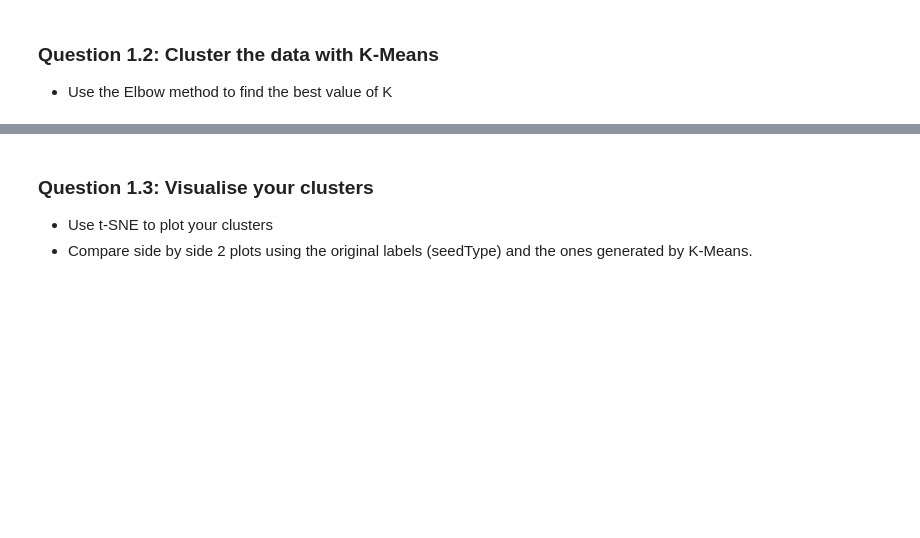
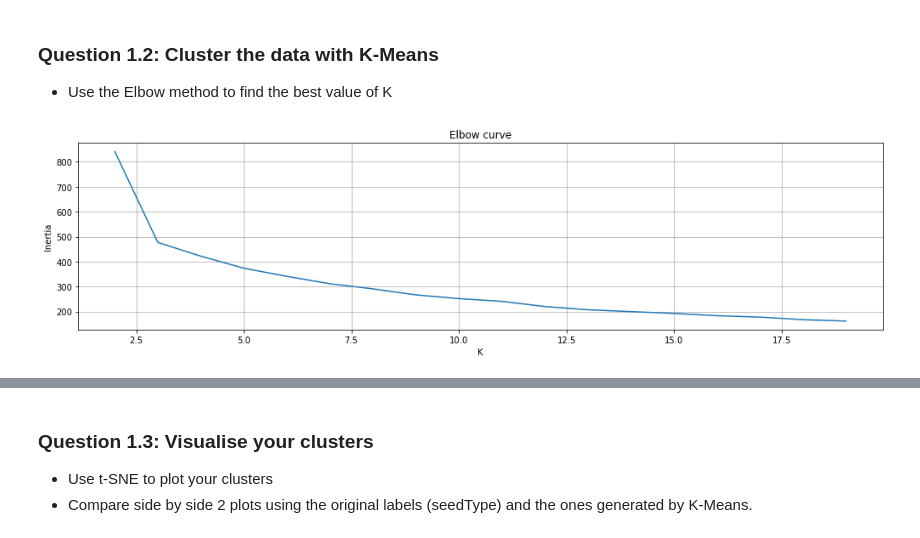
Before and after one commit to Seif-Wessam/2023, a Jupyter notebook: Exercises/08 - Learning from data - Unsupervised learning/Unsupervised_Learning.ipynb, the cells around one changed output, grey strips where cells are left out. Saved outputs shown, nothing was run; the diff lists cells and outputs as text; code cells hidden in the pictures; blank space fills up the shorter version.

```diff
--- a/Exercises/08 - Learning from data - Unsupervised learning/Unsupervised_Learning.ipynb
+++ b/Exercises/08 - Learning from data - Unsupervised learning/Unsupervised_Learning.ipynb
@@ -358,3 +377,24 @@ In this exercise, we are interested in discovering structure in the data by hidi
 ### Question 1.2: Cluster the data with K-Means
 
 - Use the Elbow method to find the best value of K
+# %%
+from sklearn.cluster import KMeans
+inertia_list = []
+k_list = []
+for k in range(2, 20):
+    k_mean_model = KMeans(n_clusters=k)
+    clustered = k_mean_model.fit(useful_X)
+    inertia = clustered.inertia_
+    inertia_list.append(inertia)
+    k_list.append(k)
+
+fig, ax = plt.subplots(figsize=(14, 4))
+ax.plot(k_list, inertia_list, label = 'Inertia')
+ax.grid()
+ax.set_xlabel("K")
+ax.set_ylabel("Inertia")
+ax.set_title("Elbow curve")
+
+plt.tight_layout()
+# %% [output]
+[figure, added]
```
Also changed, not shown: parts of 12 cells of this notebook.
